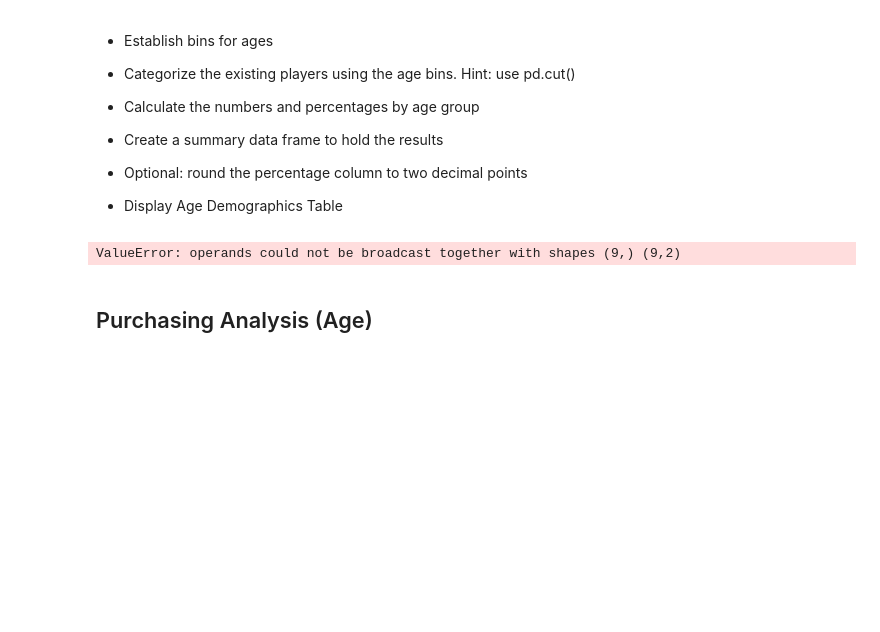
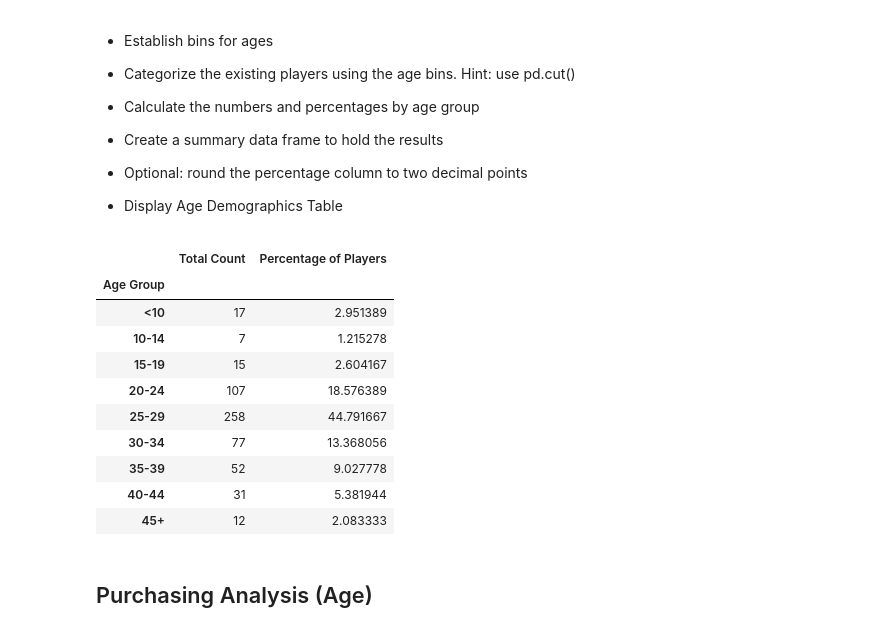
Before and after one commit to c-daily/pandas-challenge, a Jupyter notebook: HeroesOfPymoli_starter.ipynb, the cells around one changed output. Saved outputs shown, nothing was run; the diff lists cells and outputs as text; code cells hidden in the pictures; blank space fills up the shorter version.

```diff
--- a/HeroesOfPymoli_starter.ipynb
+++ b/HeroesOfPymoli_starter.ipynb
@@ -177,21 +177,35 @@ gender_analysis_df
 # %%
 #Define age bins
 age_bin = [0,9,10,14,19,24,29,34,39,100]
 age_cats = ['<10', '10-14', '15-19', '20-24', '25-29', '30-34', '35-39', '40-44', '45+']
 
 #Categorize players using bins
-purchase_data ['Age Group'] = pd.cut(purchase_data['Age'], age_bin, labels=age_group)
+purchase_data ['Age Group'] = pd.cut(purchase_data['Age'], age_bin, labels=age_cats)
 
 #Group by age group
 ages_grouped = purchase_data.groupby('Age Group')
 
-#Calculating numbers/percentages by age group
-age_purchase_count = ages_grouped['Purchase ID'].count()
-age_avg_purchase_price = ages_grouped['Price'].mean()
-age_total_purchase_value = ages_grouped['Price'].sum()
-age_avg_purchase_per_person = age_total_purchase_value/ages_grouped
+#Count and percentage
+age_total_count = ages_grouped['SN'].nunique()
+pct_age = (age_total_count/total_players) * 100
+
+#Create new dataframe
+age_df = pd.DataFrame({'Total Count': age_total_count,
+                       'Percentage of Players': pct_age})
+
+age_df
 # %% [output]
-ValueError: operands could not be broadcast together with shapes (9,) (9,2)
+|  | Total Count | Percentage of Players |
+| Age Group |  |  |
+| <10 | 17 | 2.951389 |
+| 10-14 | 7 | 1.215278 |
+| 15-19 | 15 | 2.604167 |
+| 20-24 | 107 | 18.576389 |
+| 25-29 | 258 | 44.791667 |
+| 30-34 | 77 | 13.368056 |
+| 35-39 | 52 | 9.027778 |
+| 40-44 | 31 | 5.381944 |
+| 45+ | 12 | 2.083333 |
 # %% [markdown]
 ## Purchasing Analysis (Age)
 # %% [markdown]
```
Also changed, not shown: parts of 4 cells of this notebook.
